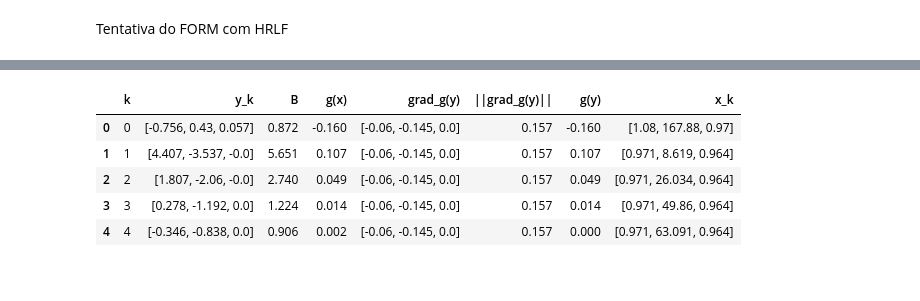
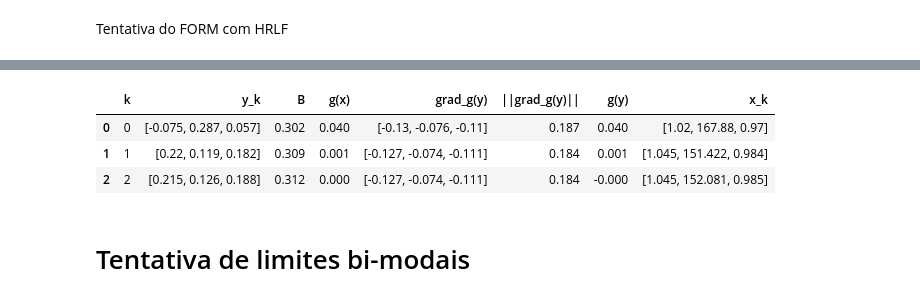
Before and after one commit to Gabrielsssilverio/Confiabilidade, a Jupyter notebook: Artigo.ipynb, the cells around one changed output, grey strips where cells are left out. Saved outputs shown, nothing was run; the diff lists cells and outputs as text; code cells hidden in the pictures.

```diff
--- a/Artigo.ipynb
+++ b/Artigo.ipynb
@@ -904,25 +814,26 @@ import pandas as pd
 import matplotlib.pyplot as plt
 
 # Equação do estado limite g(X)
-e,p,n = sp.symbols('e p n')
+e, p, n = sp.symbols('e p n')
 vetor_simbolico_x = [e, p, n]
-g_sym_function = -(e - (1.242 - (0.053 * sp.log(p)))) - 0.05
+g_sym_function = ((1.41 / 1.31) * sp.exp(-1.29 * (e - (1.242 - (0.053 * sp.log(p)))))) - n
 
-def g_fun_numerica_g1(x: np.ndarray) -> float:
-    return -(x[0] - (1.242 - (0.053 * np.log(x[1])))) - 0.05
+def g_fun_numerica_g2(x: np.ndarray) -> float:
+    return ((1.41 / 1.31) * np.exp(-1.29 * (x[0] - (1.242 - (0.053 * np.log(x[1])))))) - x[2]
 
 # Transformação X -> Y da equação de estado-limite g(X)
 Y1,Y2, Y3 = sp.symbols('Y1 Y2 Y3')
 vetor_simbolico_y = [Y1, Y2, Y3]
 def g_y_simbolico_fun (vetor_x_simbolico):
-    return  -(vetor_x_simbolico[0] - (1.242 - (0.053 * sp.log(vetor_x_simbolico[1])))) - 0.05
+    return  ((1.41 / 1.31) * sp.exp(-1.29 * (vetor_x_simbolico[0] - (1.242 - (0.053 * sp.log(vetor_x_simbolico[1])))))) - vetor_x_simbolico[2]
 
 # Descrição das variáveis aleatórias
+
 e = variavel_aleatoria(distribuicao='normal', nome='Indices_vazio', simbolo='e')
-e.conjunto_parametros(1.08, 0.06)
+e.conjunto_parametros(1.02, 0.1)
 
 p = variavel_aleatoria(distribuicao='lognormal', nome='Mean_effective_stess', simbolo='p')
-p.calculo_parametros(130.32, 49.87)
+p.calculo_parametros(167.88, 109.04)
 
 n = variavel_aleatoria(distribuicao='lognormal', nome='N', simbolo='N')
 n.calculo_parametros(0.97, 0.11)
@@ -933,8 +844,8 @@ vetor_va = [e, p, n]
 matriz_dummy_obs = np.zeros((3, 3)) # Matriz das observações para iniciar o algoritmo
 
 Rx_entrada = np.array([
-    [1.0, -0.84, 0.0],
-    [-0.84, 1.0, 0.0],
+    [1.0, -0.23, 0.0],
+    [-0.23, 1.0, 0.0],
     [0.0, 0.0, 1.0],
 ])
 
@@ -945,30 +856,30 @@ Rz = vx_obj.matriz_correlacao_nataf() # Garante que Cz é calculado (Cz = Rx = I
 J_yz, J_zy = vx_obj.decomposicao_cholesky()
 
 # Ponto inicial (ponto médio)
-x_start = np.array([1.08, 167.88, 0.97])
-ponto_projeto_obj = Ponto_projeto_HRLF(vx_obj, g_fun_numerica_g1, vetor_simbolico_y, g_y_simbolico_fun, g_sym_function, vetor_simbolico_x, x_start, max_iter=200)
+x_start = np.array([1.02, 167.88, 0.97])
+ponto_projeto_obj = Ponto_projeto_HRLF(vx_obj, g_fun_numerica_g2, vetor_simbolico_y, g_y_simbolico_fun, g_sym_function, vetor_simbolico_x, x_start, max_iter=200)
 
 # Resultado da iteração
-resultado_iteração_g1 = ponto_projeto_obj.execution()
-dados_arredondados = [[np.round(x, 3) for x in linha] for linha in resultado_iteração_g1]
+resultado_iteração_g2 = ponto_projeto_obj.execution()
+dados_arredondados = [[np.round(x, 3) for x in linha] for linha in resultado_iteração_g2]
 
 # Montagem da tabela
-tabela_g1 = pd.DataFrame(dados_arredondados, columns=['k', 'y_k', 'B', 'g(x)', 'grad_g(y)', '||grad_g(y)||', 'g(y)', 'x_k' ])
+tabela_g2 = pd.DataFrame(dados_arredondados, columns=['k', 'y_k', 'B', 'g(x)', 'grad_g(y)', '||grad_g(y)||', 'g(y)', 'x_k' ])
 
 '''
 #Plot
 # Vetor com os valores de das variáveis
-coluna_vetor_x = tabela_g1['x_k']
+coluna_vetor_x = tabela_g2['x_k']
 
 # Separação de X1 e X2
 X1_coords = coluna_vetor_x.apply(lambda vec: vec[0]) # Pega a 1ª componente (Indice de vazios)
 X2_coords = coluna_vetor_x.apply(lambda vec: vec[1]) # Pega a 2ª componente (Tensão efetiva média)
 
 # Dominio a ser aplicado à g(X)
-X1_min = -0.1
-X1_max = 1.2
+X1_min = 0.8
+X1_max = 2.0
 X2_min = 50.0
-X2_max = 3500.0
+X2_max = 500.0
 
 # Cria uma grade (mesh) de 100x100 pontos para X1 e X2
 num_points = 100
@@ -981,41 +892,42 @@ G_values = np.zeros(X_mesh_1.shape)
 for i in range(num_points):
     for j in range(num_points):
         x_point = np.array([X_mesh_1[i, j], X_mesh_2[i, j]])
-        G_values[i, j] = g_fun_numerica_g1(x_point)
+        G_values[i, j] = g_fun_numerica_g2(x_point)
 
 # Contorno dos valores possíveis
 plt.plot([X1_min, X1_max, X1_max, X1_min, X1_min],
          [X2_min, X2_min, X2_max, X2_max, X2_min],
          color='gray', linestyle='-', linewidth=1)
 
 # Plot de g(X)
 plt.contour(X_mesh_1, X_mesh_2, G_values, levels=[0], colors='gray', linestyles='-', linewidths=2, label='g(X)=0')
 
 # Trajetória de convergência
 plt.plot(X1_coords, X2_coords, marker='o',linestyle='', color='tab:blue')
 plt.scatter(X1_coords.iloc[-1], X2_coords.iloc[-1], color='red', marker='o')
 
 # Anotações dos pontos
 for k, (x1, x2) in enumerate(zip(X1_coords, X2_coords)):
     plt.annotate(str(k), (x1, x2), textcoords="offset points", xytext=(5,5), ha='center')
 
 # Ajusta os limites do eixo para cobrir o domínio e um pouco mais
 plt.xlim(X1_min - 0.1*(X1_max-X1_min), X1_max + 0.1*(X1_max-X1_min))
 plt.ylim(X2_min - 0.1*(X2_max-X2_min), X2_max + 0.1*(X2_max-X2_min))
 
 plt.xlabel('Void ratio')
 plt.ylabel('Mean effective stress')
 plt.legend()
 plt.show()
 '''
-tabela_g1
+
+tabela_g2
 # %% [output]
 |  | k | y_k | B | g(x) | grad_g(y) | ||grad_g(y)|| | g(y) | x_k |
-| 0 | 0 | [-0.756, 0.43, 0.057] | 0.872 | -0.160 | [-0.06, -0.145, 0.0] | 0.157 | -0.160 | [1.08, 167.88, 0.97] |
-| 1 | 1 | [4.407, -3.537, -0.0] | 5.651 | 0.107 | [-0.06, -0.145, 0.0] | 0.157 | 0.107 | [0.971, 8.619, 0.964] |
-| 2 | 2 | [1.807, -2.06, -0.0] | 2.740 | 0.049 | [-0.06, -0.145, 0.0] | 0.157 | 0.049 | [0.971, 26.034, 0.964] |
-| 3 | 3 | [0.278, -1.192, 0.0] | 1.224 | 0.014 | [-0.06, -0.145, 0.0] | 0.157 | 0.014 | [0.971, 49.86, 0.964] |
-| 4 | 4 | [-0.346, -0.838, 0.0] | 0.906 | 0.002 | [-0.06, -0.145, 0.0] | 0.157 | 0.000 | [0.971, 63.091, 0.964] |
+| 0 | 0 | [-0.075, 0.287, 0.057] | 0.302 | 0.040 | [-0.13, -0.076, -0.11] | 0.187 | 0.040 | [1.02, 167.88, 0.97] |
+| 1 | 1 | [0.22, 0.119, 0.182] | 0.309 | 0.001 | [-0.127, -0.074, -0.111] | 0.184 | 0.001 | [1.045, 151.422, 0.984] |
+| 2 | 2 | [0.215, 0.126, 0.188] | 0.312 | 0.000 | [-0.127, -0.074, -0.111] | 0.184 | -0.000 | [1.045, 152.081, 0.985] |
+# %% [markdown]
+# Tentativa de limites bi-modais
 # %%
 import numpy as np
 import sympy as sp
```
Also changed, not shown: parts of 34 cells of this notebook.
